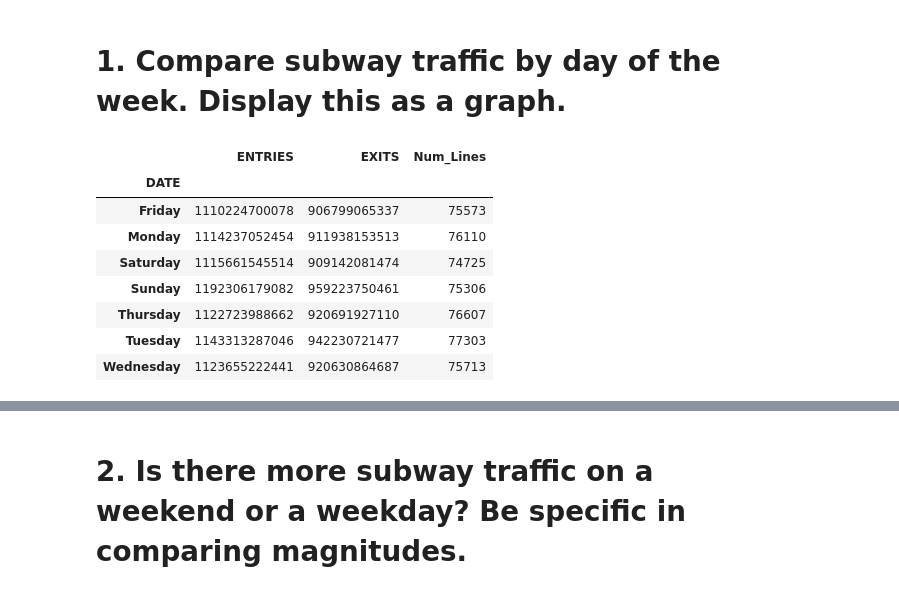
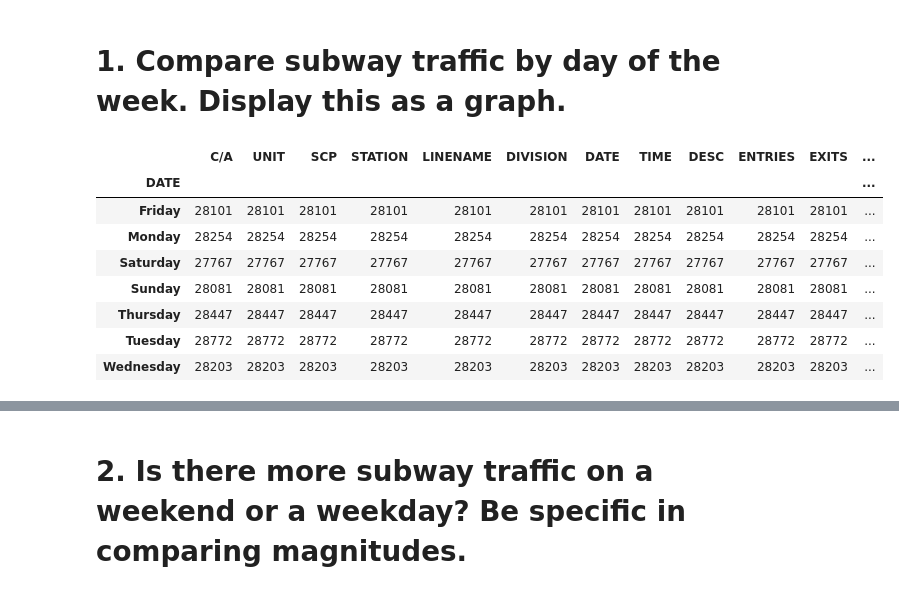
Before and after one commit to ggobook1/ds-skills-pandas-cleaning-nyc-ds-091018, a Jupyter notebook: index.ipynb, the cells around one changed output, grey strips where cells are left out. Drawn from its saved outputs; the diff is of its cells as text; code cells hidden in the pictures.

```diff
--- a/index.ipynb
+++ b/index.ipynb
@@ -328,17 +328,17 @@ Here we begin to do some exploratory analysis to answer some questions.
 # %% [markdown]
 # 1. Compare subway traffic by day of the week. Display this as a graph.
 # %%
-df.groupby(df.DATE.dt.day_name()).cout()
+df.groupby(df.DATE.dt.day_name()).count()
 # %% [output]
-|  | ENTRIES | EXITS | Num_Lines |
-| DATE |  |  |  |
-| Friday | 1110224700078 | 906799065337 | 75573 |
-| Monday | 1114237052454 | 911938153513 | 76110 |
-| Saturday | 1115661545514 | 909142081474 | 74725 |
-| Sunday | 1192306179082 | 959223750461 | 75306 |
-| Thursday | 1122723988662 | 920691927110 | 76607 |
-| Tuesday | 1143313287046 | 942230721477 | 77303 |
-| Wednesday | 1123655222441 | 920630864687 | 75713 |
+|  | C/A | UNIT | SCP | STATION | LINENAME | DIVISION | DATE | TIME | DESC | ENTRIES | EXITS | ... |
+| DATE |  |  |  |  |  |  |  |  |  |  |  | ... |
+| Friday | 28101 | 28101 | 28101 | 28101 | 28101 | 28101 | 28101 | 28101 | 28101 | 28101 | 28101 | ... |
+| Monday | 28254 | 28254 | 28254 | 28254 | 28254 | 28254 | 28254 | 28254 | 28254 | 28254 | 28254 | ... |
+| Saturday | 27767 | 27767 | 27767 | 27767 | 27767 | 27767 | 27767 | 27767 | 27767 | 27767 | 27767 | ... |
+| Sunday | 28081 | 28081 | 28081 | 28081 | 28081 | 28081 | 28081 | 28081 | 28081 | 28081 | 28081 | ... |
+| Thursday | 28447 | 28447 | 28447 | 28447 | 28447 | 28447 | 28447 | 28447 | 28447 | 28447 | 28447 | ... |
+| Tuesday | 28772 | 28772 | 28772 | 28772 | 28772 | 28772 | 28772 | 28772 | 28772 | 28772 | 28772 | ... |
+| Wednesday | 28203 | 28203 | 28203 | 28203 | 28203 | 28203 | 28203 | 28203 | 28203 | 28203 | 28203 | ... |
 # %%
 df.DATE.dt.day_name()
 # %% [output]
```
